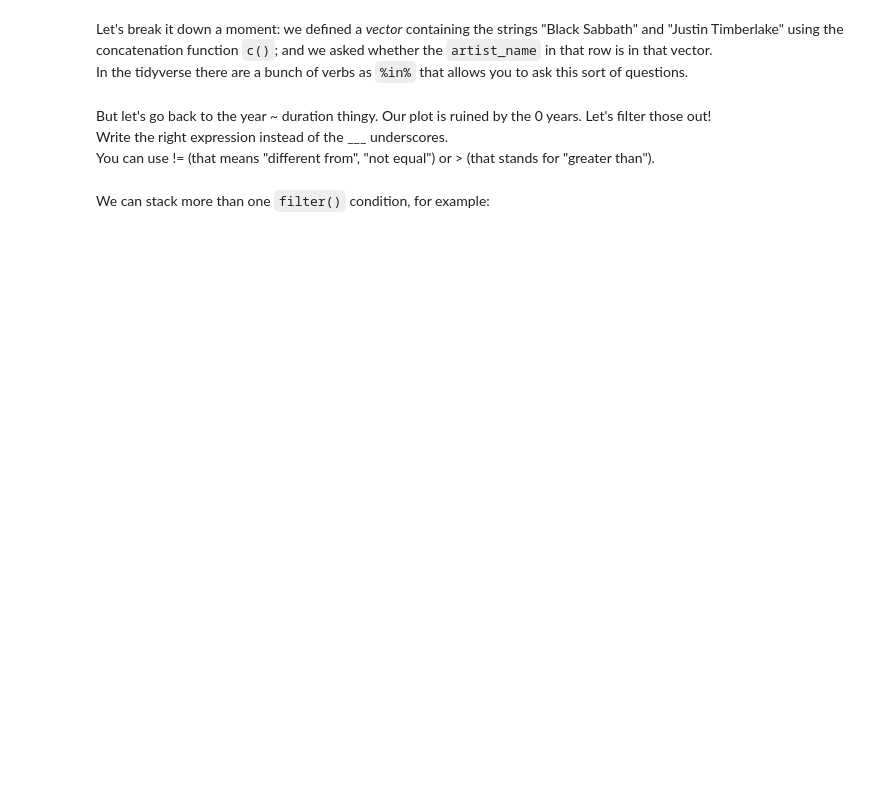
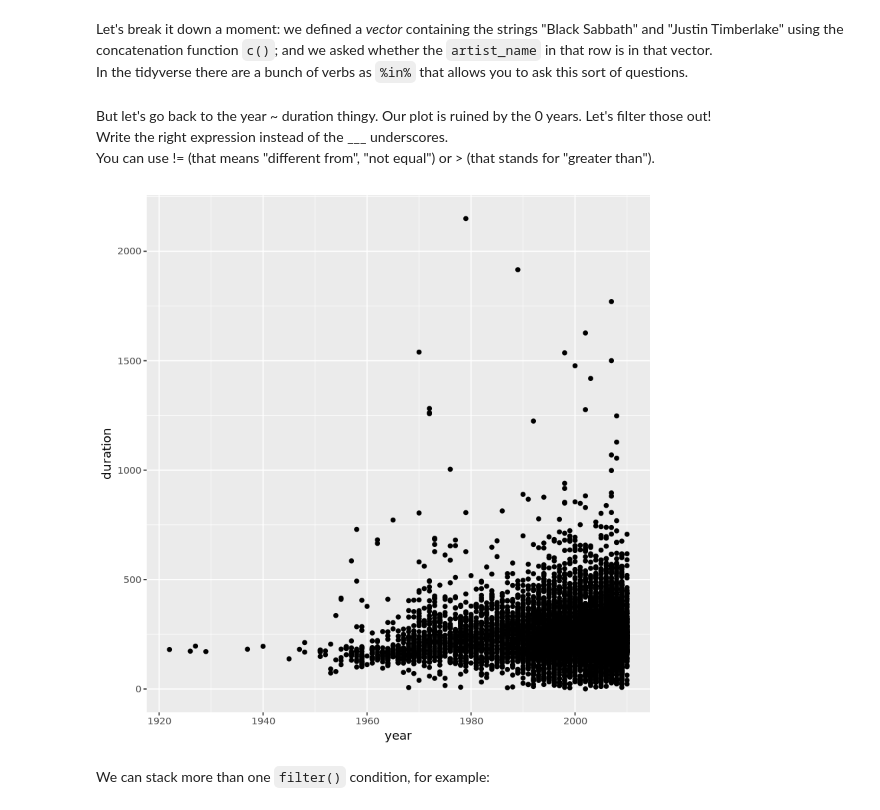
Before and after one commit to JenLowe/DATA201, a Jupyter notebook: labs/lab_2_R.ipynb, the cells around one changed output. Drawn from its saved outputs; the diff is of its cells as text; code cells hidden in the pictures; blank space fills up the shorter version.

```diff
--- a/labs/lab_2_R.ipynb
+++ b/labs/lab_2_R.ipynb
@@ -449,9 +510,11 @@ Write the right expression instead of the ___ underscores.
 You can use != (that means "different from", "not equal") or > (that stands for "greater than").
 # %%
 singer_locations %>%
-  filter(____) %>%
+  filter(year != 0) %>%
     ggplot(mapping = aes(x = year, y = duration)) +
   geom_point()
+# %% [output]
+[figure, added]
 # %% [markdown]
 We can stack more than one `filter()` condition, for example:
 # %%
```
Also changed, not shown: parts of 21 cells of this notebook.
